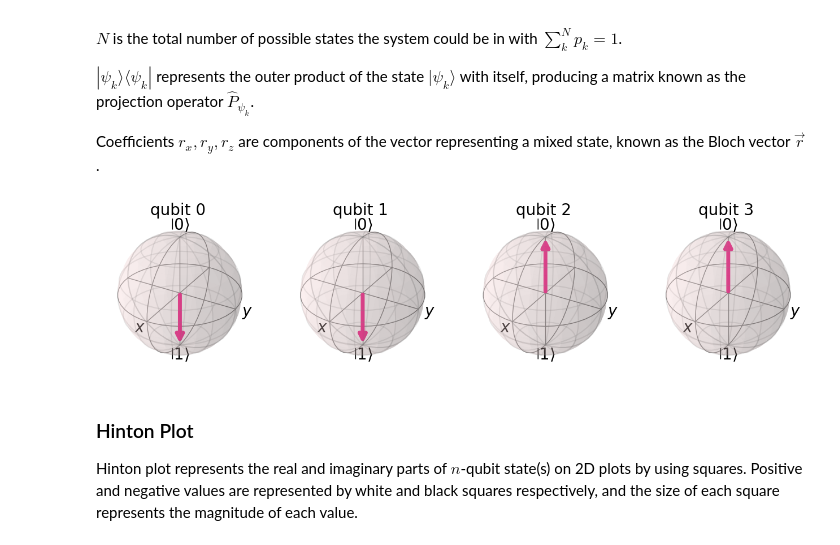
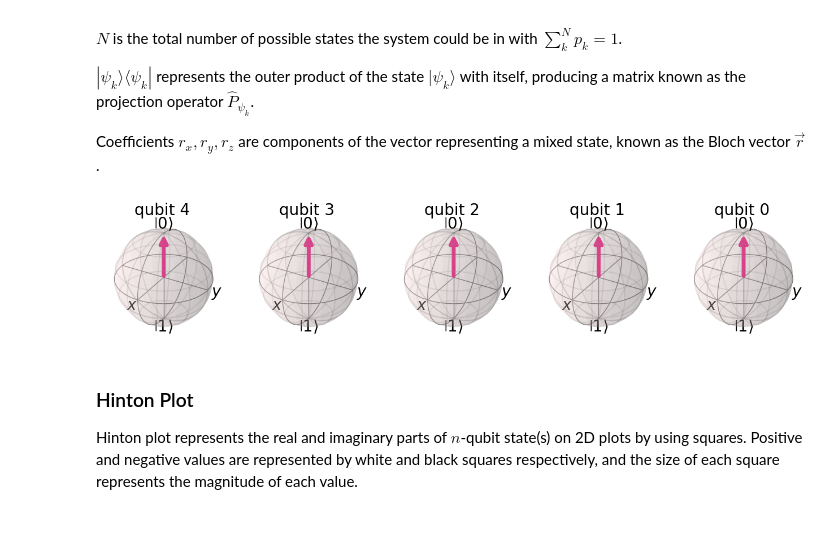
Before and after one commit to lynkos/grovers-algorithm, a Jupyter notebook: Grovers-Algorithm.ipynb, the cells around one changed output. Drawn from its saved outputs; the diff is of its cells as text; code cells hidden in the pictures.

Commit message:
Update `Grovers-Algorithm.ipynb`
* Fix bugs
* Change default number of qubits to $5$

```diff
--- a/Grovers-Algorithm.ipynb
+++ b/Grovers-Algorithm.ipynb
@@ -31,7 +31,7 @@ $n$, SHOTS $\in \mathbb{Z^{+}}$
 
 $(\forall x \in$ SEARCH_VALUES $)(x \in \mathbb{N}, 0 \le x \lt 2^{n})$
 # %%
-N = 4                                            # Number of qubits
+N = 5                                            # Number of qubits
 SEARCH_VALUES = [9, 0, 3]                        # List of m nonnegative integers to search for using Grover's algorithm (i.e. TARGETS in base 10)
 TARGETS = [f"{s:0{N}b}" for s in SEARCH_VALUES]  # List of m N-qubit binary strings representing target state(s) (i.e. SEARCH_VALUES in base 2)
 QUBITS = qr(N, "q")                              # N-qubit quantum register
@@ -290,10 +291,10 @@ Coefficients $r_{x}, r_{y}, r_{z}$ are components of the vector representing a m
 # %%
 # Bloch sphere representation of state at index 0 in density_matrix
 # Change index [0, m - 1] to see other states
 # Note that bloch sphere can only display 1 state by design
-matrices[0].draw("bloch")
+matrices[0].draw("bloch", reverse_bits = True)
 # %% [output]
-[figure, old version]
+[figure, new version]
 # %% [markdown]
 ### Hinton Plot
 
```
Also changed, not shown: parts of 10 cells of this notebook.
